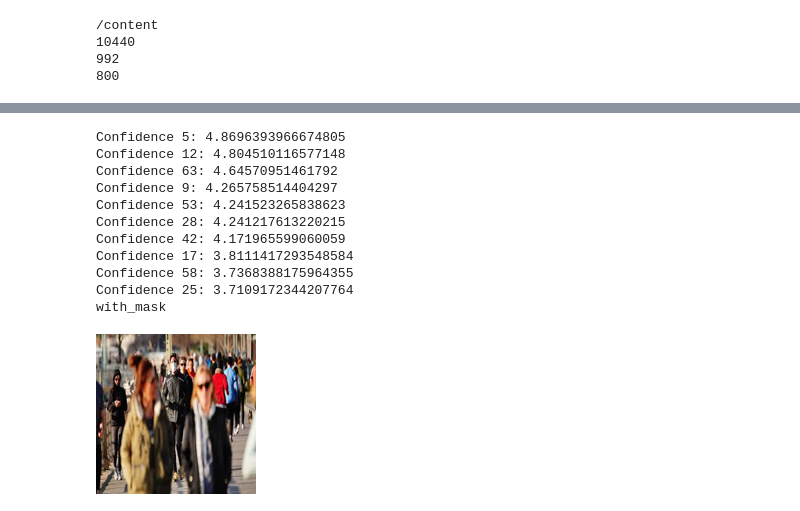
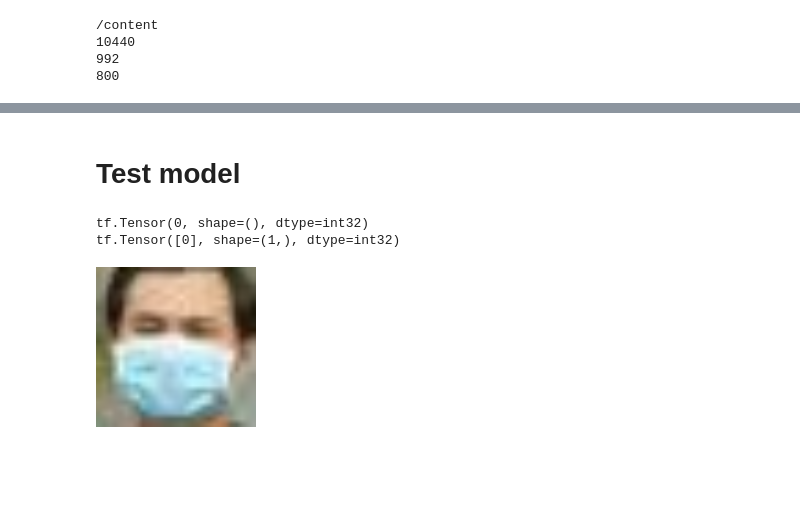
Before and after one commit to georgechaikin/mask_classification, a Jupyter notebook: train_model.ipynb, the cells around one changed output, grey strips where cells are left out. Drawn from its saved outputs; the diff is of its cells as text; code cells hidden in the pictures; blank space fills up the shorter version.

```diff
--- a/train_model.ipynb
+++ b/train_model.ipynb
@@ -436,17 +173,51 @@ with_mask
-# %%
-x = get_image_array(IMAGES_PATH + r'people.jpg')
-k_nearest(x,new_x_test,new_y_test,test_model,k=10)
-array_to_img(x)
-# %% [output]
-Confidence 5: 4.8696393966674805
-Confidence 12: 4.804510116577148
-Confidence 63: 4.64570951461792
-Confidence 9: 4.265758514404297
-Confidence 53: 4.241523265838623
-Confidence 28: 4.241217613220215
-Confidence 42: 4.171965599060059
-Confidence 17: 3.8111417293548584
-Confidence 58: 3.7368388175964355
-Confidence 25: 3.7109172344207764
-with_mask
-[figure, removed]
+# %% [markdown]
+# Test model
+# %%
+def k_nearest(x, images,labels,model,k = 5):
+  '''
+  k nearest function
+  Args:
+    x (tf.Tensor): image for which label should be defined
+    images: images for k nearest algorithm
+    labels: labels of given images
+    model: tensorflow model for predicting
+    k: number of neighbours
+
+  Raises:
+    ValueError: if k is even
+
+  Returns:
+    tf.Tensor: tensor of shape (1,) (if x without mask then [1] else [0])
+  '''
+  if k%2==0: raise ValueError('k should be odd')
+
+  predict = model.predict(images)
+  x = model.predict(tf.stack([x]))
+  x = tf.reshape(x, [-1,])
+  confidence = 1/tf.norm(x-predict, axis = 1)
+  sorted_indices = tf.argsort(confidence,direction='DESCENDING')
+
+  result = tf.zeros([1])
+  with_mask_confidence, without_mask_confidence = tf.zeros([1]), tf.zeros([1])
+  sorted_labels = tf.map_fn(lambda x: labels[x], sorted_indices)
+  without_mask_number = tf.reduce_sum(sorted_labels[0:k])
+  # print(labels)
+  # print(sorted_indices)
+  # print(sorted_labels)
+  # print(without_mask_number)
+
+  without_mask_number = tf.cast(without_mask_number, tf.float32)
+
+  return tf.where(without_mask_number > tf.floor(tf.constant([k/2])),tf.constant(1), tf.constant(0))
+# %%
+for batch in test_dataset:
+  break
+# %%
+print(batch[1][0])
+result = k_nearest((batch[0][0]/255.).numpy(),batch[0][1:]/255., batch[1][1:], test_model, k = 7)
+print(result)
+array_to_img(batch[0][0])
+# %% [output]
+tf.Tensor(0, shape=(), dtype=int32)
+tf.Tensor([0], shape=(1,), dtype=int32)
+[figure, added]
```
Also changed, not shown: parts of 36 cells of this notebook.
